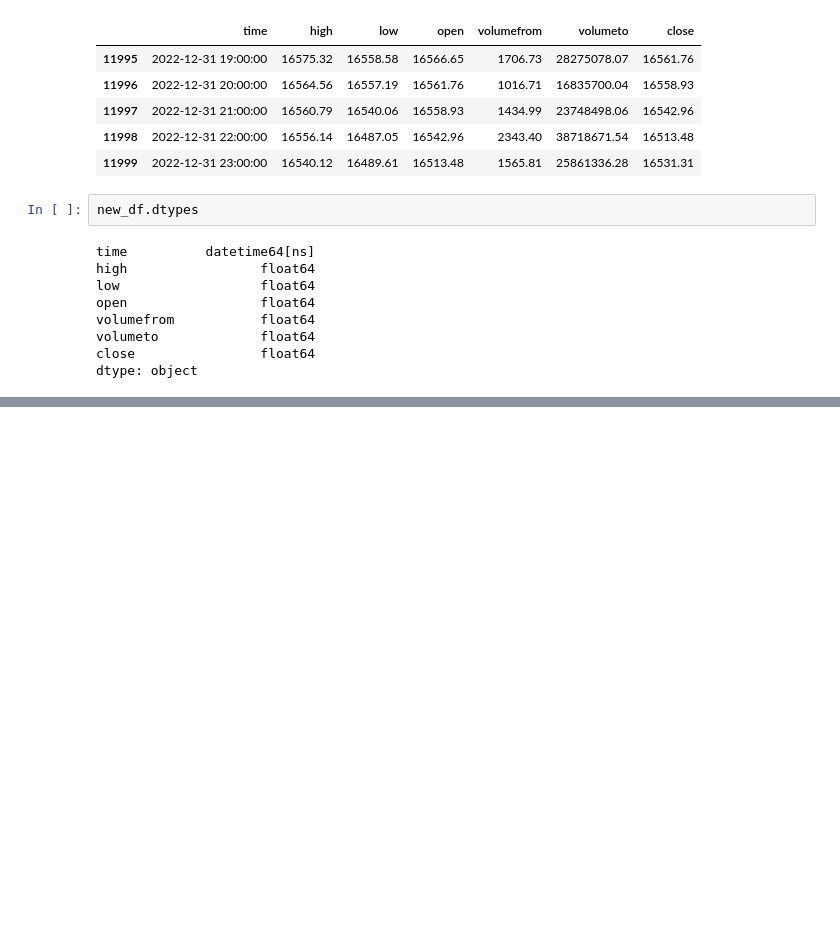
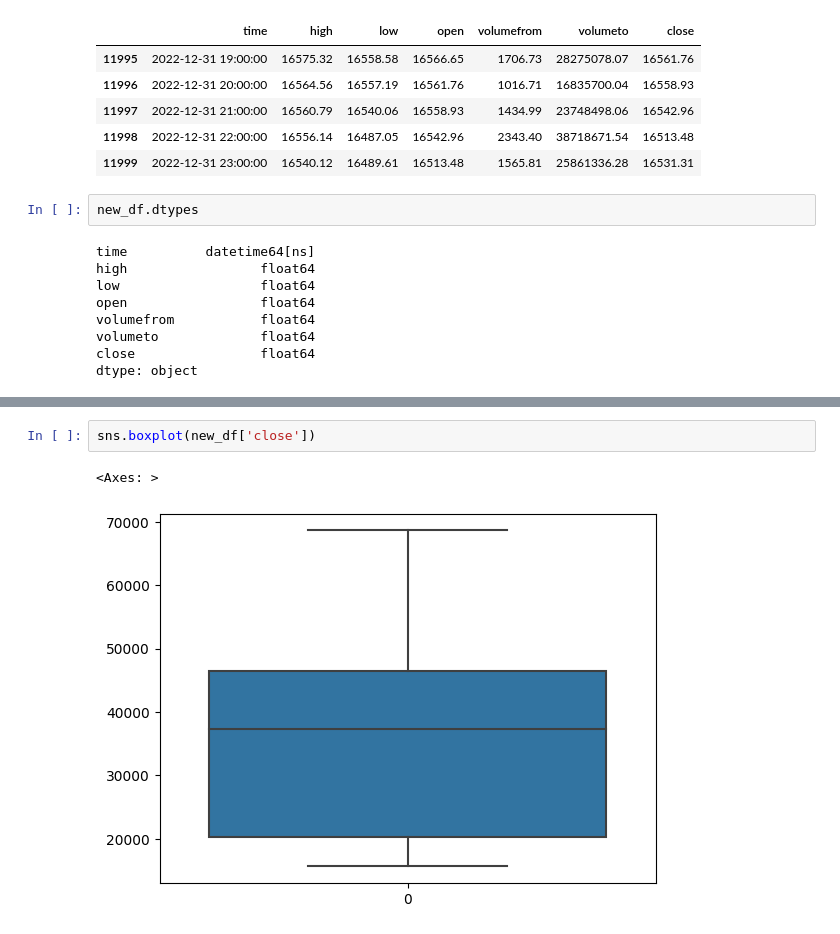
Before and after one commit to Tulipraaj/Crypto-Currency-Research, a Jupyter notebook: BTC.ipynb, the cells around one changed output, grey strips where cells are left out. Drawn from its saved outputs; the diff is of its cells as text; blank space fills up the shorter version.

```diff
--- a/BTC.ipynb
+++ b/BTC.ipynb
@@ -96,0 +111,5 @@ dtype: object
+# %%
+sns.boxplot(new_df['close'])
+# %% [output]
+<Axes: >
+[figure, added]
```
Also changed, not shown: parts of 19 cells of this notebook.
